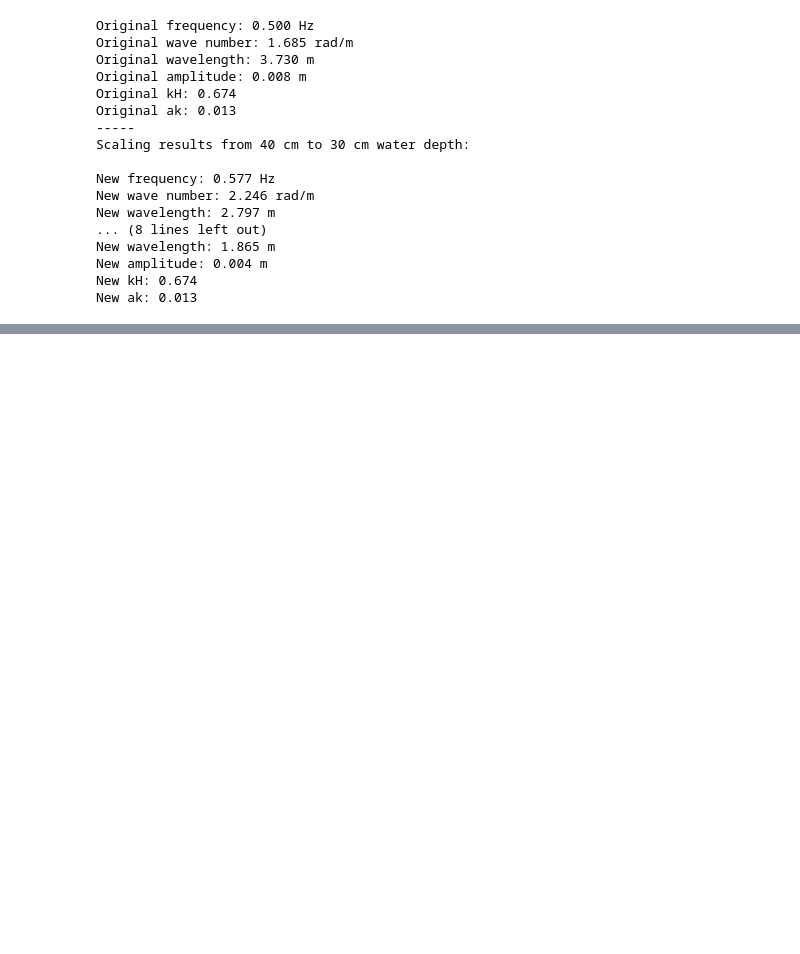
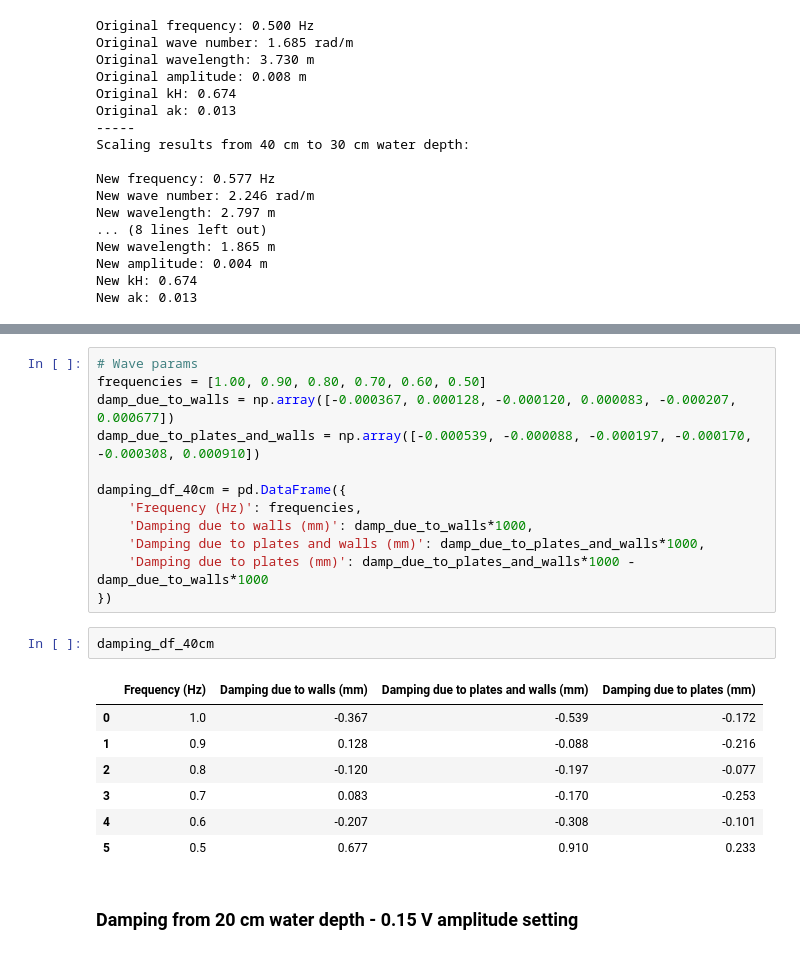
Before and after one commit to kjes4pres/Master_code, a Jupyter notebook: Test_n_prep/finding_waves/scaling_waves.ipynb, the cells around one changed output, grey strips where cells are left out. Saved outputs shown, nothing was run; the diff lists cells and outputs as text; blank space fills up the shorter version.

Commit message:
scaling and looking at 30 cm waves

```diff
--- a/Test_n_prep/finding_waves/scaling_waves.ipynb
+++ b/Test_n_prep/finding_waves/scaling_waves.ipynb
@@ -544,0 +1139,24 @@ New ak: 0.013
+# %%
+# Wave params
+frequencies = [1.00, 0.90, 0.80, 0.70, 0.60, 0.50]
+damp_due_to_walls = np.array([-0.000367, 0.000128, -0.000120, 0.000083, -0.000207, 0.000677])
+damp_due_to_plates_and_walls = np.array([-0.000539, -0.000088, -0.000197, -0.000170, -0.000308, 0.000910])
+
+damping_df_40cm = pd.DataFrame({
+    'Frequency (Hz)': frequencies,
+    'Damping due to walls (mm)': damp_due_to_walls*1000,
+    'Damping due to plates and walls (mm)': damp_due_to_plates_and_walls*1000,
+    'Damping due to plates (mm)': damp_due_to_plates_and_walls*1000 - damp_due_to_walls*1000
+})
+# %%
+damping_df_40cm
+# %% [output]
+|  | Frequency (Hz) | Damping due to walls (mm) | Damping due to plates and walls (mm) | Damping due to plates (mm) |
+| 0 | 1.0 | -0.367 | -0.539 | -0.172 |
+| 1 | 0.9 | 0.128 | -0.088 | -0.216 |
+| 2 | 0.8 | -0.120 | -0.197 | -0.077 |
+| 3 | 0.7 | 0.083 | -0.170 | -0.253 |
+| 4 | 0.6 | -0.207 | -0.308 | -0.101 |
+| 5 | 0.5 | 0.677 | 0.910 | 0.233 |
+# %% [markdown]
+### Damping from 20 cm water depth - 0.15 V amplitude setting
```
Also changed, not shown: parts of 17 cells of this notebook, 4 other files.
